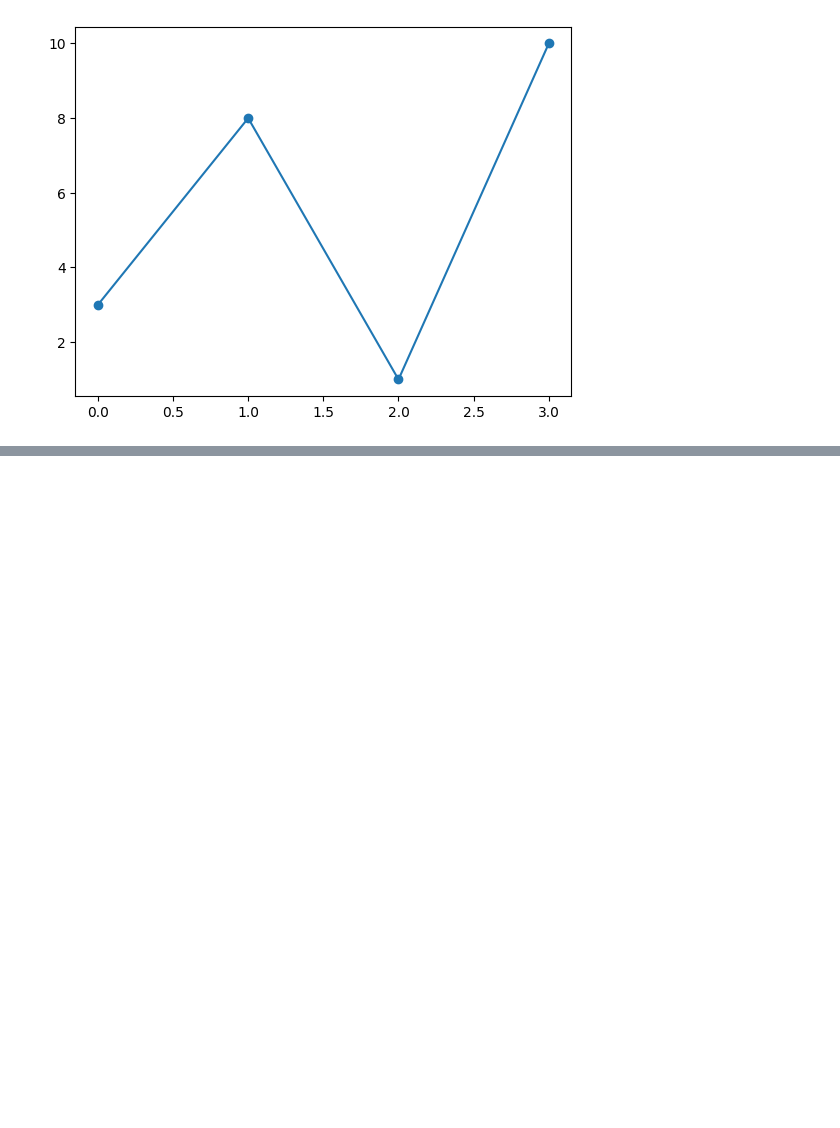
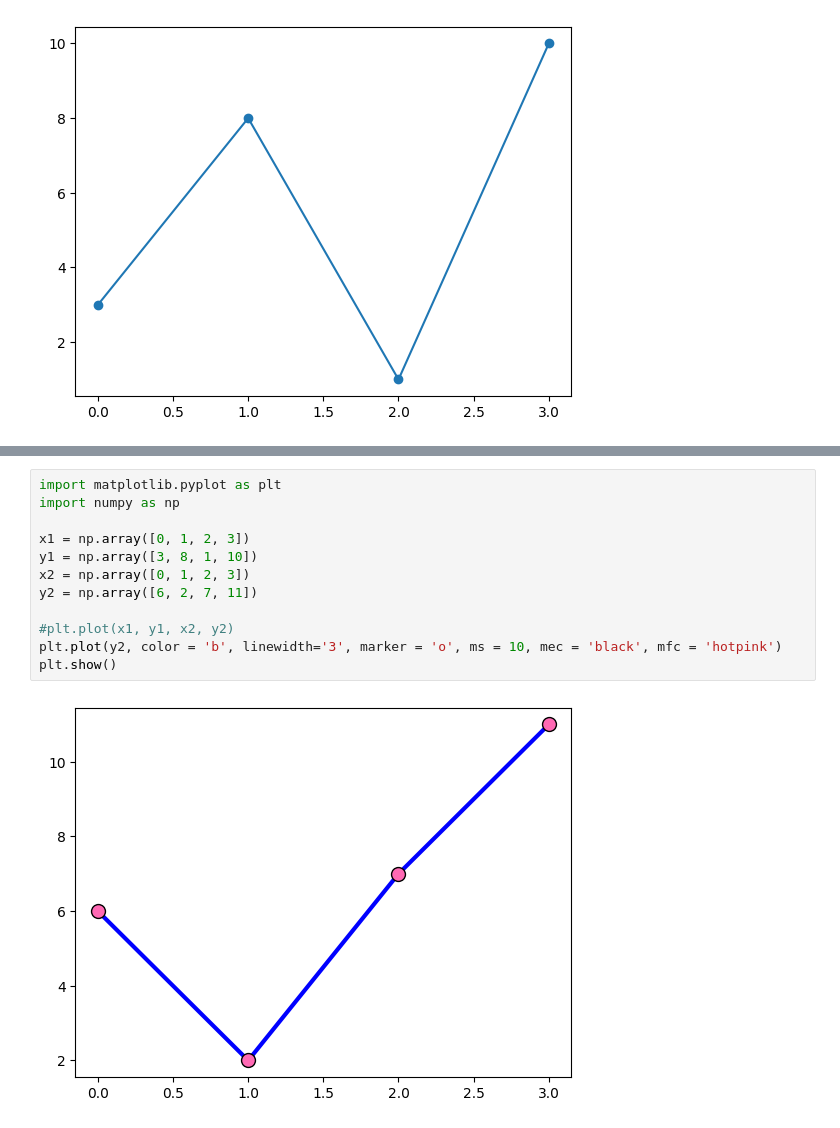
Before and after one commit to bgt1717/DataScience, a Jupyter notebook: Untitled-1.ipynb, the cells around one changed output, grey strips where cells are left out. Drawn from its saved outputs; the diff is of its cells as text; blank space fills up the shorter version.

```diff
--- a/Untitled-1.ipynb
+++ b/Untitled-1.ipynb
@@ -155,0 +200,14 @@ plt.show()
+# %%
+import matplotlib.pyplot as plt
+import numpy as np
+
+x1 = np.array([0, 1, 2, 3])
+y1 = np.array([3, 8, 1, 10])
+x2 = np.array([0, 1, 2, 3])
+y2 = np.array([6, 2, 7, 11])
+
+#plt.plot(x1, y1, x2, y2)
+plt.plot(y2, color = 'b', linewidth='3', marker = 'o', ms = 10, mec = 'black', mfc = 'hotpink')
+plt.show()
+# %% [output]
+[figure, added]
```
Also changed, not shown: parts of 4 cells of this notebook.
